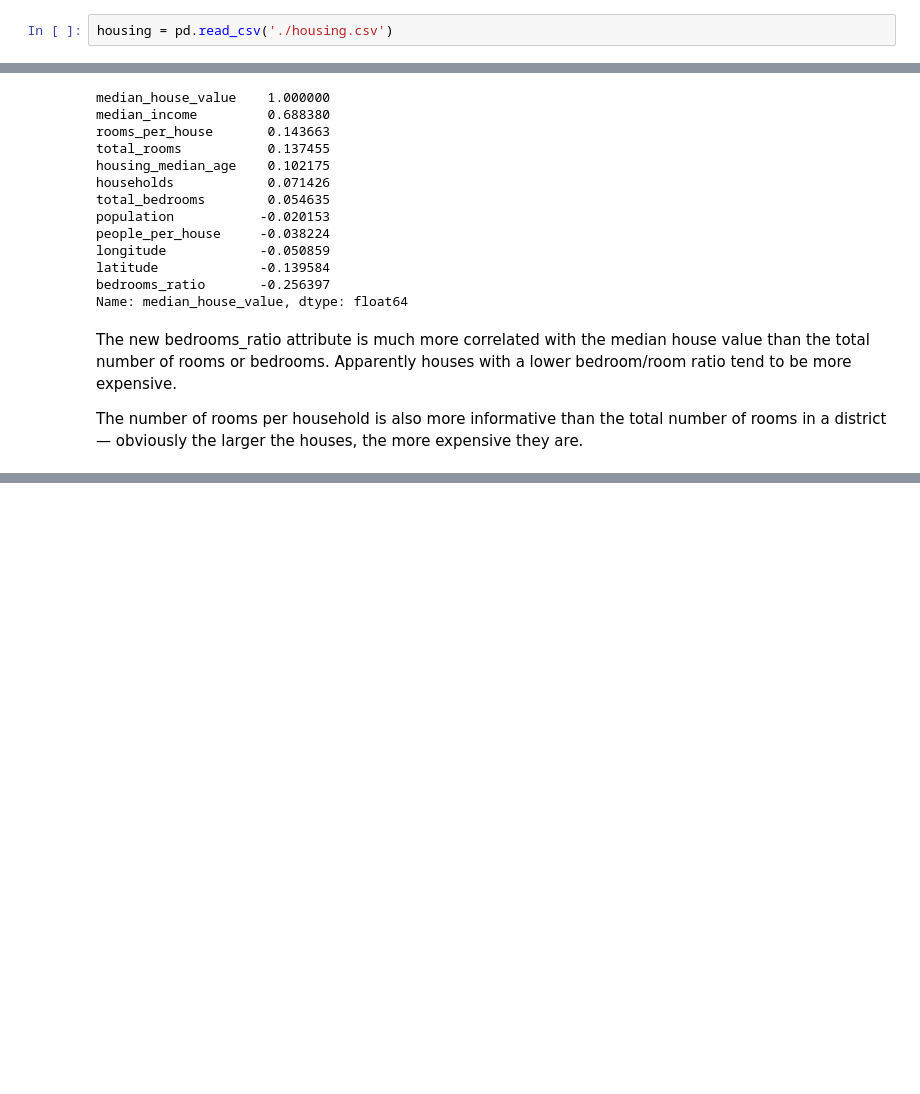
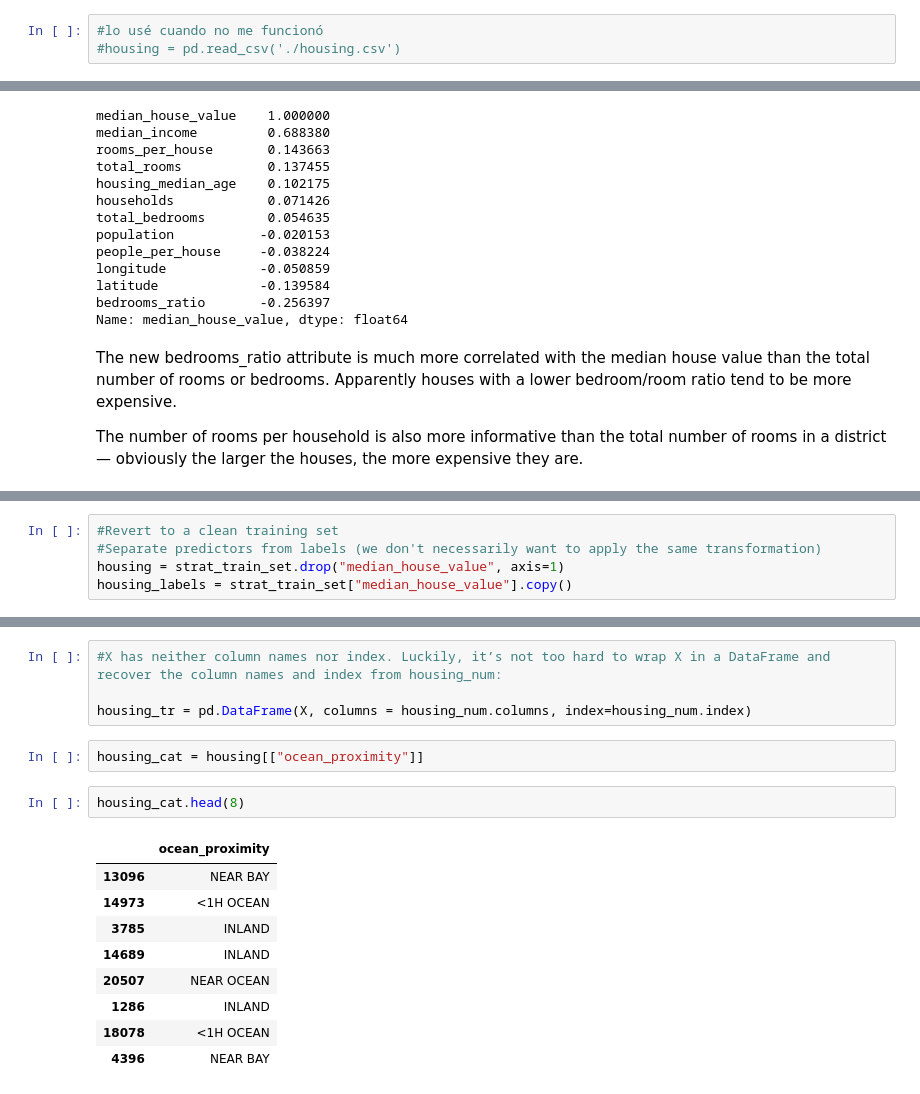
Before and after one commit to jgutierrezca/Hands-On-ML-Code, a Jupyter notebook: Code.ipynb, the cells around one changed output, grey strips where cells are left out. Drawn from its saved outputs; the diff is of its cells as text; blank space fills up the shorter version.

Commit message:
Cleaning the data! (Drop NA, use of dummy and 1hot)

```diff
--- a/Code.ipynb
+++ b/Code.ipynb
@@ -22,5 +33,6 @@ def load_housing_data():
 # %%
-housing = pd.read_csv('./housing.csv')
+#lo usé cuando no me funcionó
+#housing = pd.read_csv('./housing.csv')
 # %%
 #Top five rows of the data .head()
 housing.head()
@@ -292,0 +307,5 @@ The number of rooms per household is also more informative than the total number
+# %%
+#Revert to a clean training set
+#Separate predictors from labels (we don't necessarily want to apply the same transformation)
+housing = strat_train_set.drop("median_house_value", axis=1)
+housing_labels = strat_train_set["median_house_value"].copy()
@@ -292,0 +350,18 @@ The number of rooms per household is also more informative than the total number
+# %%
+#X has neither column names nor index. Luckily, it’s not too hard to wrap X in a DataFrame and recover the column names and index from housing_num:
+
+housing_tr = pd.DataFrame(X, columns = housing_num.columns, index=housing_num.index)
+# %%
+housing_cat = housing[["ocean_proximity"]]
+# %%
+housing_cat.head(8)
+# %% [output]
+|  | ocean_proximity |
+| 13096 | NEAR BAY |
+| 14973 | <1H OCEAN |
+| 3785 | INLAND |
+| 14689 | INLAND |
+| 20507 | NEAR OCEAN |
+| 1286 | INLAND |
+| 18078 | <1H OCEAN |
+| 4396 | NEAR BAY |
```
Also changed, not shown: parts of 26 cells of this notebook.
